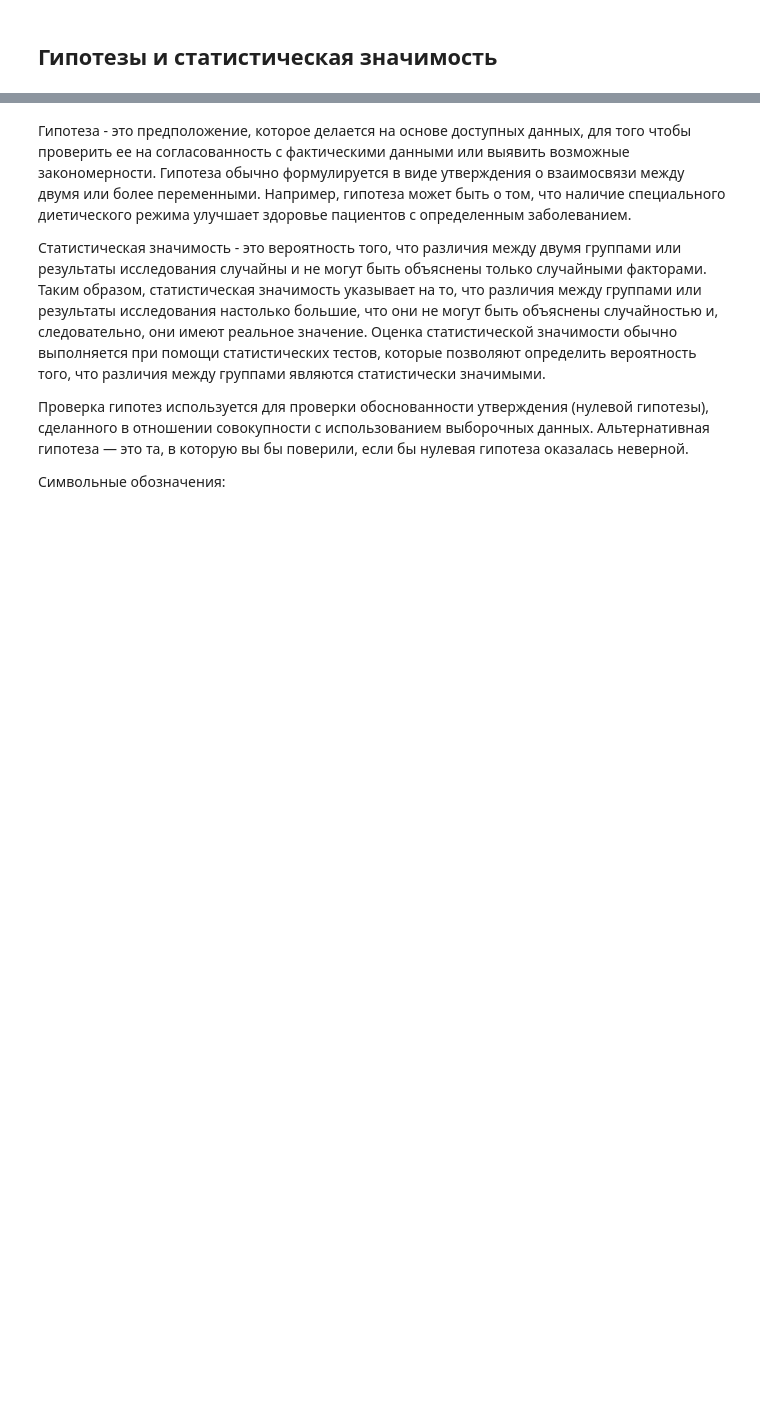
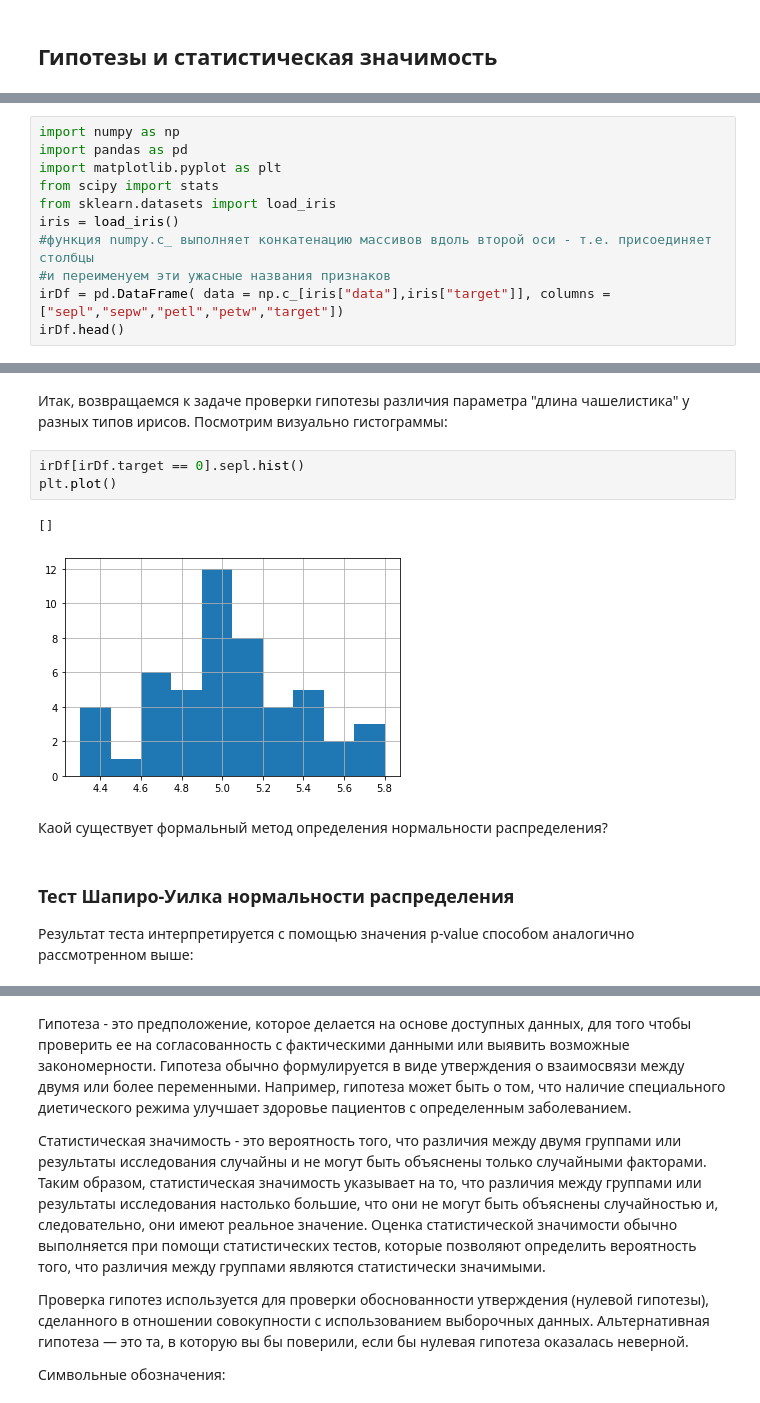
Before and after one commit to Letch49/ML_VVSU_2023, a Jupyter notebook: lec04/lec04.ipynb, the cells around one changed output, grey strips where cells are left out. Cells and saved outputs as stored; diff of their text form; blank space fills up the shorter version.

```diff
--- a/lec04/lec04.ipynb
+++ b/lec04/lec04.ipynb
@@ -247,0 +250,11 @@ Points to leave = False: [False, False, False, True, False, False, False, False,
+# %%
+import numpy as np
+import pandas as pd
+import matplotlib.pyplot as plt
+from scipy import stats
+from sklearn.datasets import load_iris
+iris = load_iris()
+#функция numpy.c_ выполняет конкатенацию массивов вдоль второй оси - т.е. присоединяет столбцы
+#и переименуем эти ужасные названия признаков
+irDf = pd.DataFrame( data = np.c_[iris["data"],iris["target"]], columns = ["sepl","sepw","petl","petw","target"])
+irDf.head()
@@ -247,0 +343,15 @@ Points to leave = False: [False, False, False, True, False, False, False, False,
+# %% [markdown]
+ Итак, возвращаемся к задаче проверки гипотезы различия параметра "длина чашелистика" у разных типов ирисов.
+ Посмотрим визуально гистограммы:
+# %%
+irDf[irDf.target == 0].sepl.hist()
+plt.plot()
+# %% [output]
+[]
+[figure, added]
+# %% [markdown]
+Каой существует формальный метод определения нормальности распределения?
+# %% [markdown]
+### Тест Шапиро-Уилка нормальности распределения
+
+Результат теста интерпретируется с помощью значения p-value способом аналогично рассмотренном выше:
```
Also changed, not shown: parts of 27 cells of this notebook, 4 other files.
